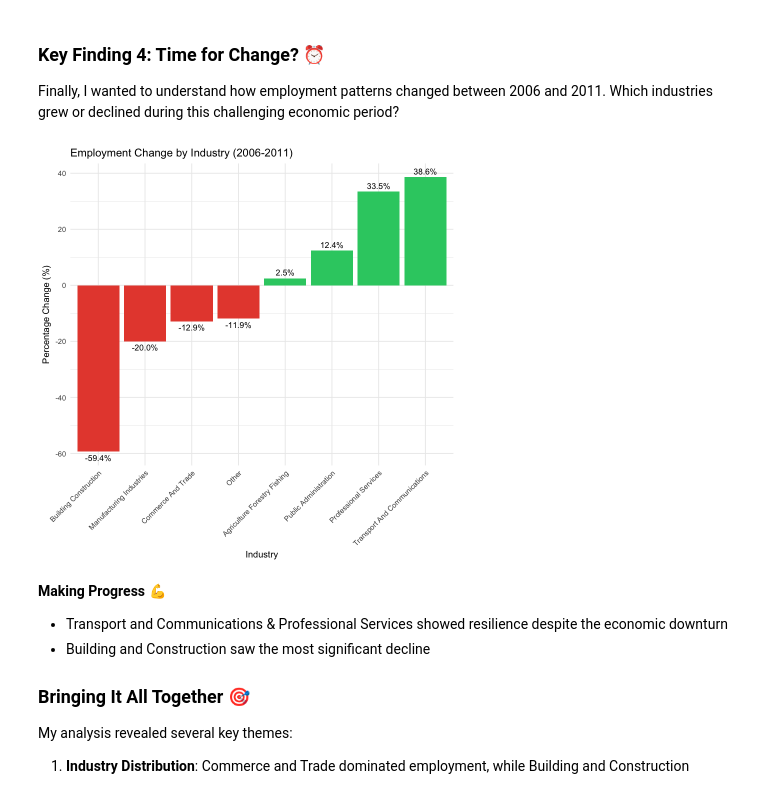
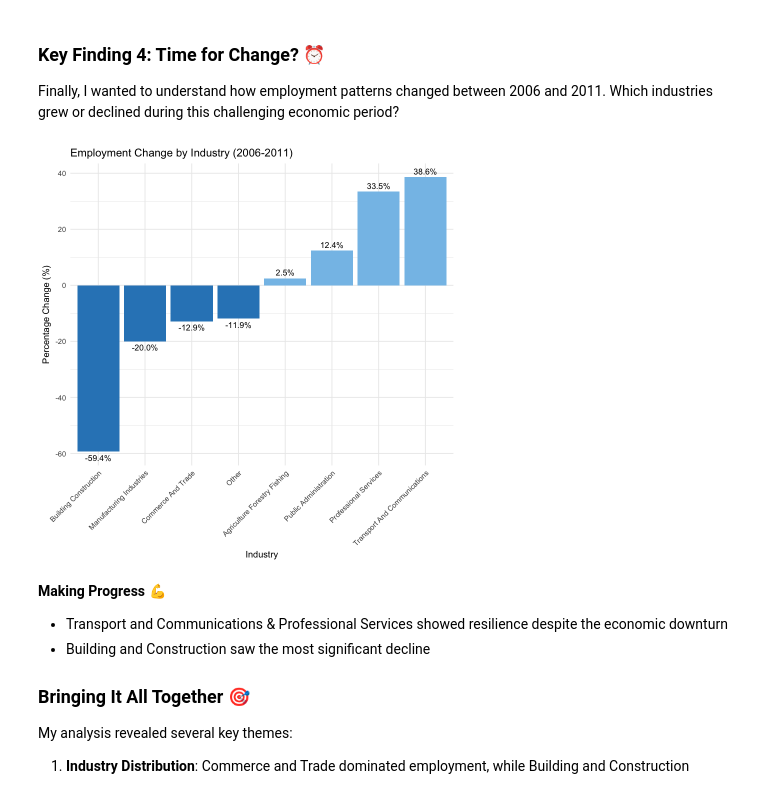
Before and after one commit to katiethunder/DataAnalyticsProjects, a Jupyter notebook: R/cso_employment_analysis.ipynb, the cells around one changed output. Cells and saved outputs as stored; diff of their text form; code cells hidden in the pictures.

```diff
--- a/R/cso_employment_analysis.ipynb
+++ b/R/cso_employment_analysis.ipynb
@@ -252,30 +263,30 @@ Finally, I wanted to understand how employment patterns changed between 2006 and
 # %%
 # Calculate employment change between 2006 and 2011
 industry_change <- df_long %>%
   group_by(Industry, Year) %>%
   summarise(total_employment = sum(Count)) %>%
   pivot_wider(names_from = Year,
               values_from = total_employment,
               names_prefix = "Year_") %>%
   mutate(percent_change = ((Year_2011 - Year_2006) / Year_2006) * 100)
 
 # Create visualization
 ggplot(industry_change, aes(x = reorder(Industry, percent_change), y = percent_change)) +
   geom_bar(stat = "identity",
           aes(fill = percent_change >= 0)) +
-  scale_fill_manual(values = c("#E74C3C", "#2ECC71")) +
+  scale_fill_manual(values = c("#2E86C1", "#85C1E9")) +
   labs(title = "Employment Change by Industry (2006-2011)",
        x = "Industry",
        y = "Percentage Change (%)",
        fill = "Growth") +
   theme_minimal() +
   theme(axis.text.x = element_text(angle = 45, hjust = 1),
         legend.position = "none") +
   geom_text(aes(label = sprintf("%.1f%%", percent_change),
                 vjust = ifelse(percent_change >= 0, -0.5, 1.5)),
             size = 3.5)
 # %% [output]
-[figure, old version]
+[figure, new version]
 # %% [markdown]
 **Making Progress** 💪
 - Transport and Communications & Professional Services showed resilience despite the economic downturn
```
Also changed, not shown: parts of 4 cells of this notebook.
